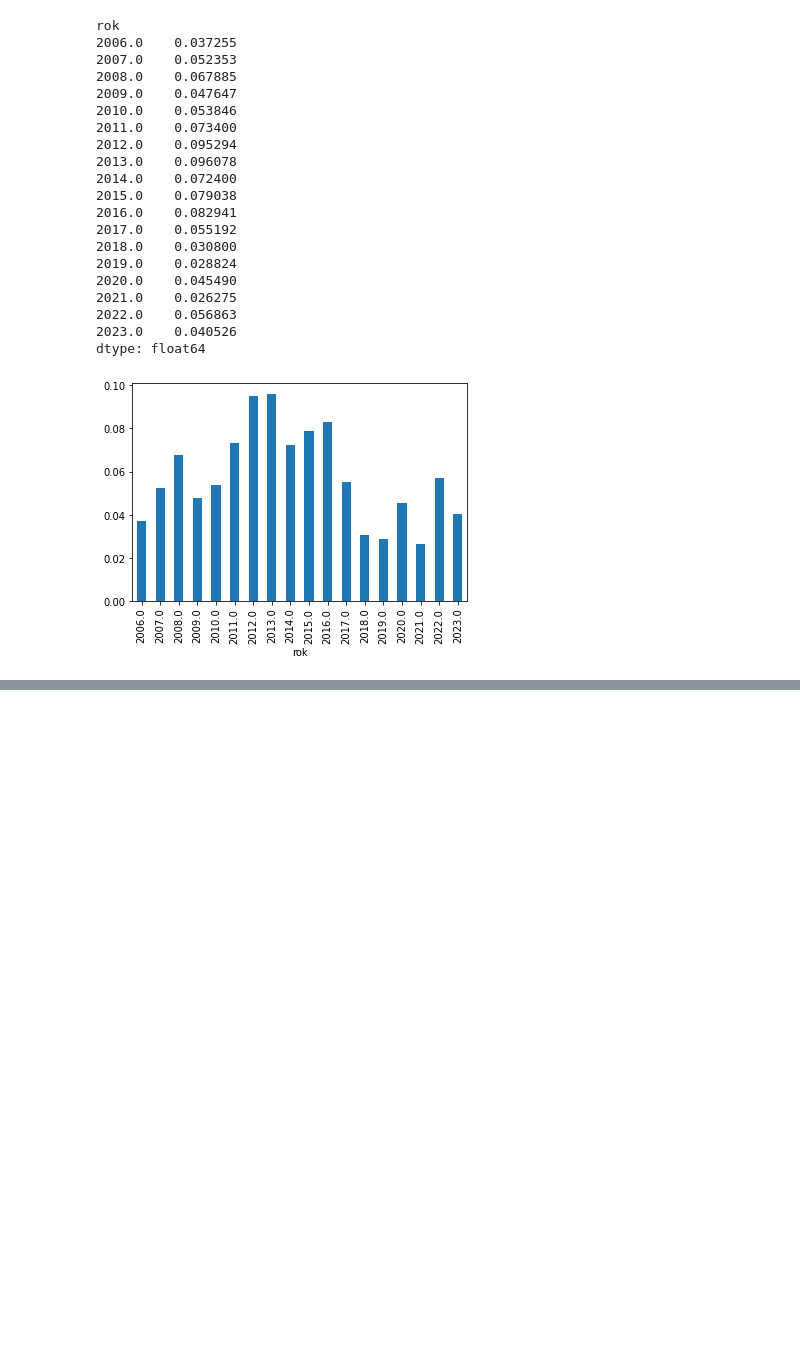
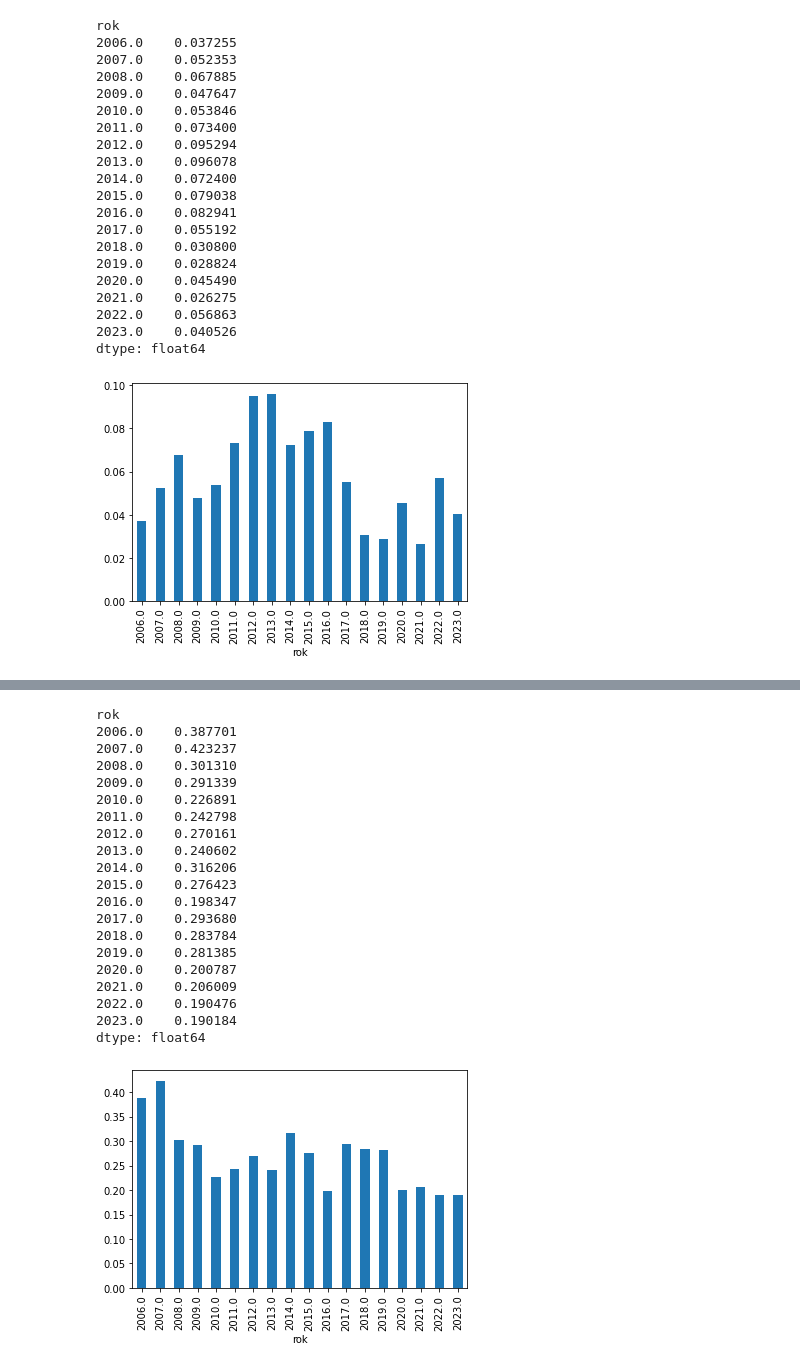
Before and after one commit to DataRozhlas/hitparady, a Jupyter notebook: 108 CZ100RADIO x žánry.ipynb, the cells around one changed output, grey strips where cells are left out. Cells and saved outputs as stored; diff of their text form; code cells hidden in the pictures; blank space fills up the shorter version.

```diff
--- a/108 CZ100RADIO x žánry.ipynb
+++ b/108 CZ100RADIO x žánry.ipynb
@@ -219,0 +291,24 @@ dtype: float64
+# %%
+podil_kratce('rock', 100)
+# %% [output]
+rok
+2006.0    0.387701
+2007.0    0.423237
+2008.0    0.301310
+2009.0    0.291339
+2010.0    0.226891
+2011.0    0.242798
+2012.0    0.270161
+2013.0    0.240602
+2014.0    0.316206
+2015.0    0.276423
+2016.0    0.198347
+2017.0    0.293680
+2018.0    0.283784
+2019.0    0.281385
+2020.0    0.200787
+2021.0    0.206009
+2022.0    0.190476
+2023.0    0.190184
+dtype: float64
+[figure, added]
```
Also changed, not shown: parts of 14 cells of this notebook, 43 other files.
